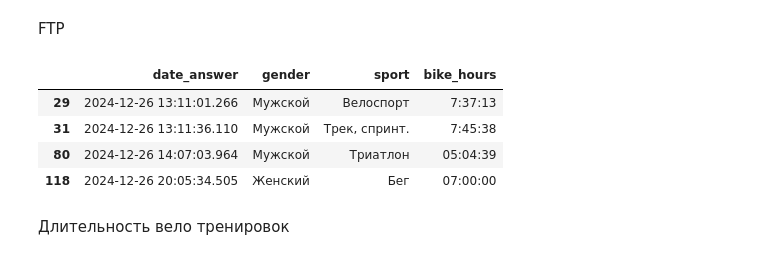
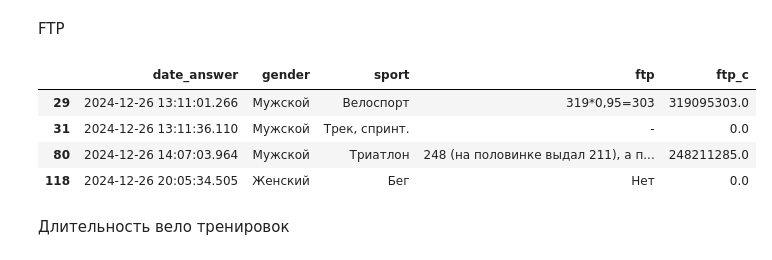
Before and after one commit to delffine/Pet-projects, a Jupyter notebook: bike_train_duration/veloopros.ipynb, the cells around one changed output. Cells and saved outputs as stored; diff of their text form; code cells hidden in the pictures.

```diff
--- a/bike_train_duration/veloopros.ipynb
+++ b/bike_train_duration/veloopros.ipynb
@@ -257,13 +238,13 @@ data = data.drop(index = 0)
 # %% [markdown]
 FTP
 # %%
-data.query('ftp_c < 100 | ftp_c > 1000')[['date_answer', 'gender', 'sport', 'bike_hours']]
+data.query('ftp_c < 100 | ftp_c > 500')[['date_answer', 'gender', 'sport', 'ftp', 'ftp_c']]
 # %% [output]
-|  | date_answer | gender | sport | bike_hours |
-| 29 | 2024-12-26 13:11:01.266 | Мужской | Велоспорт | 7:37:13 |
-| 31 | 2024-12-26 13:11:36.110 | Мужской | Трек, спринт. | 7:45:38 |
-| 80 | 2024-12-26 14:07:03.964 | Мужской | Триатлон | 05:04:39 |
-| 118 | 2024-12-26 20:05:34.505 | Женский | Бег | 07:00:00 |
+|  | date_answer | gender | sport | ftp | ftp_c |
+| 29 | 2024-12-26 13:11:01.266 | Мужской | Велоспорт | 319*0,95=303 | 319095303.0 |
+| 31 | 2024-12-26 13:11:36.110 | Мужской | Трек, спринт. | - | 0.0 |
+| 80 | 2024-12-26 14:07:03.964 | Мужской | Триатлон | 248 (на половинке выдал 211), а п... | 248211285.0 |
+| 118 | 2024-12-26 20:05:34.505 | Женский | Бег | Нет | 0.0 |
 # %%
 data.loc[29, 'ftp_c'] = 303.0
 data.loc[80, 'ftp_c'] = 248.0
```
Also changed, not shown: parts of 76 cells of this notebook.
